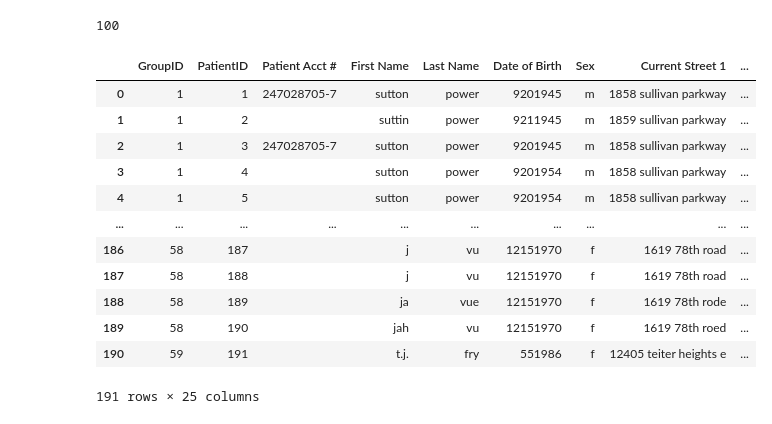
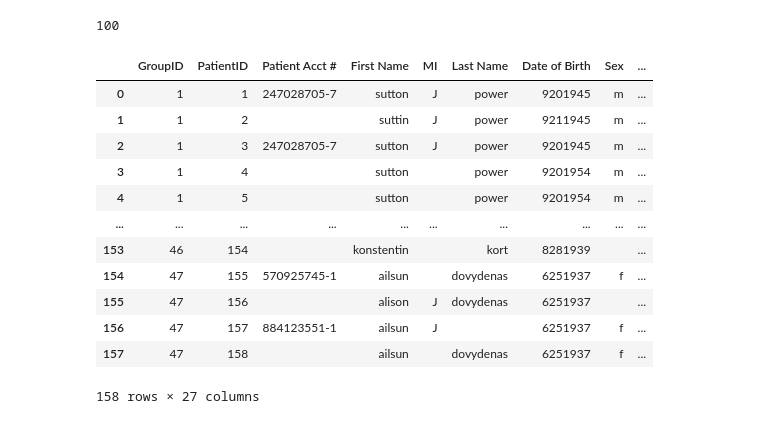
Before and after one commit to danieladea/patientMatching, a Jupyter notebook: patientMatching.ipynb, the cells around one changed output. Saved outputs shown, nothing was run; the diff lists cells and outputs as text; code cells hidden in the pictures.

Commit message:
Previous Address and Smarter Name Comparison

```diff
--- a/patientMatching.ipynb
+++ b/patientMatching.ipynb
@@ -568,0 +547,18 @@ cleanPatients["names"] = cleanPatients['names'].apply(lambda x: x.strip())
+# %%
+def clean_names(name):
+    if name == 'nan':
+        return ''
+    return name
+
+cleanPatients['First Name'] = cleanPatients['First Name'].apply(clean_names)
+cleanPatients['Last Name'] = cleanPatients['Last Name'].apply(clean_names)
+
+def clean_middle_name(name):
+    if str(name) == 'nan' or not name:
+        return ''
+    return name[0]
+
+cleanPatients['MI'] = cleanPatients['MI'].apply(clean_middle_name)
+
+cleanPatients["names"] = cleanPatients['First Name'].fillna('') + ' ' + cleanPatients['MI'] + ' ' + cleanPatients['Last Name']
+cleanPatients["names"] = cleanPatients['names'].apply(lambda x: x.strip())
@@ -576,6 +600,8 @@ def convert_zip(z):
 
 
 cleanPatients['Current Zip Code'] = cleanPatients['Current Zip Code'].apply(convert_zip)
+cleanPatients['Previous Zip Code'] = cleanPatients['Previous Zip Code'].apply(convert_zip)
+
 cleanPatients['Current Zip Code'].head()
 # %% [output]
 0    93726
@@ -608,3 +634,10 @@ cleanPatients.head(70)
+# %%
+cleanPatients["prev_address"] = cleanPatients['Previous City'].fillna('') + ' ' + cleanPatients['Previous State'].fillna('') + ' '\
+    + cleanPatients['Previous Zip Code']
+cleanPatients["prev_address"] = cleanPatients["prev_address"].apply(lowerstr)
+cleanPatients["prev_address"] = cleanPatients['prev_address'].apply(lambda x: x.strip())
+
+cleanPatients["Previous City"] = cleanPatients['Previous City'].fillna('')
 # %%
 def clean_dob(date):
     return date.replace('/', '')
@@ -669,8 +728,6 @@ fuzz.token_sort_ratio('4211950', '3191960')
 # %% [output]
 43
 # %%
-
-
 cleanPatients["assigned"] = 0
 cleanPatients["groupno"] = -1
 groups = []
@@ -679,9 +736,15 @@ for index, row in cleanPatients.iterrows():
     if row['assigned'] == 1:
         continue
     else:
-        for group_index, x in enumerate(groups):
-            temp = compare(cleanPatients.loc[x[0]], row)
-            #print(f'fuzz for {x[0]} and {row["names"]} = {temp},  index is {index}')
+        for group_index, group in enumerate(groups):
+            scores = []
+            for x in group:
+                scores.append(compare(cleanPatients.loc[x], row))
+            if len(scores) > 1:
+                s = sorted(scores, reverse=True)
+                temp = (s[0] + s[1]) / 2
+            else:
+                temp = scores[0]
             if(temp > 87 ):
                 cleanPatients.loc[index,"groupno"] = group_index+1
                 groups[group_index].append(index)
@@ -717,21 +780,21 @@ fuzz.token_sort_ratio("may field","field may")
 # %% [output]
 100
 # %%
-cleanPatients.head(191)
+cleanPatients.head(158)
 # %% [output]
-|  | GroupID | PatientID | Patient Acct # | First Name | Last Name | Date of Birth | Sex | Current Street 1 | ... |
-| 0 | 1 | 1 | 247028705-7 | sutton | power | 9201945 | m | 1858 sullivan parkway | ... |
-| 1 | 1 | 2 |  | suttin | power | 9211945 | m | 1859 sullivan parkway | ... |
-| 2 | 1 | 3 | 247028705-7 | sutton | power | 9201945 | m | 1858 sullivan parkway | ... |
-| 3 | 1 | 4 |  | sutton | power | 9201954 | m | 1858 sullivan parkway | ... |
-| 4 | 1 | 5 |  | sutton | power | 9201954 | m | 1858 sullivan parkway | ... |
+|  | GroupID | PatientID | Patient Acct # | First Name | MI | Last Name | Date of Birth | Sex | ... |
+| 0 | 1 | 1 | 247028705-7 | sutton | J | power | 9201945 | m | ... |
+| 1 | 1 | 2 |  | suttin | J | power | 9211945 | m | ... |
+| 2 | 1 | 3 | 247028705-7 | sutton | J | power | 9201945 | m | ... |
+| 3 | 1 | 4 |  | sutton |  | power | 9201954 | m | ... |
+| 4 | 1 | 5 |  | sutton |  | power | 9201954 | m | ... |
 | ... | ... | ... | ... | ... | ... | ... | ... | ... | ... |
-| 186 | 58 | 187 |  | j | vu | 12151970 | f | 1619 78th road | ... |
-| 187 | 58 | 188 |  | j | vu | 12151970 | f | 1619 78th road | ... |
-| 188 | 58 | 189 |  | ja | vue | 12151970 | f | 1619 78th rode | ... |
-| 189 | 58 | 190 |  | jah | vu | 12151970 | f | 1619 78th roed | ... |
-| 190 | 59 | 191 |  | t.j. | fry | 551986 | f | 12405 teiter heights e | ... |
+| 153 | 46 | 154 |  | konstentin |  | kort | 8281939 |  | ... |
+| 154 | 47 | 155 | 570925745-1 | ailsun |  | dovydenas | 6251937 | f | ... |
+| 155 | 47 | 156 |  | alison | J | dovydenas | 6251937 |  | ... |
+| 156 | 47 | 157 | 884123551-1 | ailsun | J |  | 6251937 | f | ... |
+| 157 | 47 | 158 |  | ailsun |  | dovydenas | 6251937 | f | ... |
-191 rows × 25 columns
+158 rows × 27 columns
 # %%
 true_groups = []
 for i in range(1,66):
```
Also changed, not shown: parts of 17 cells of this notebook.
